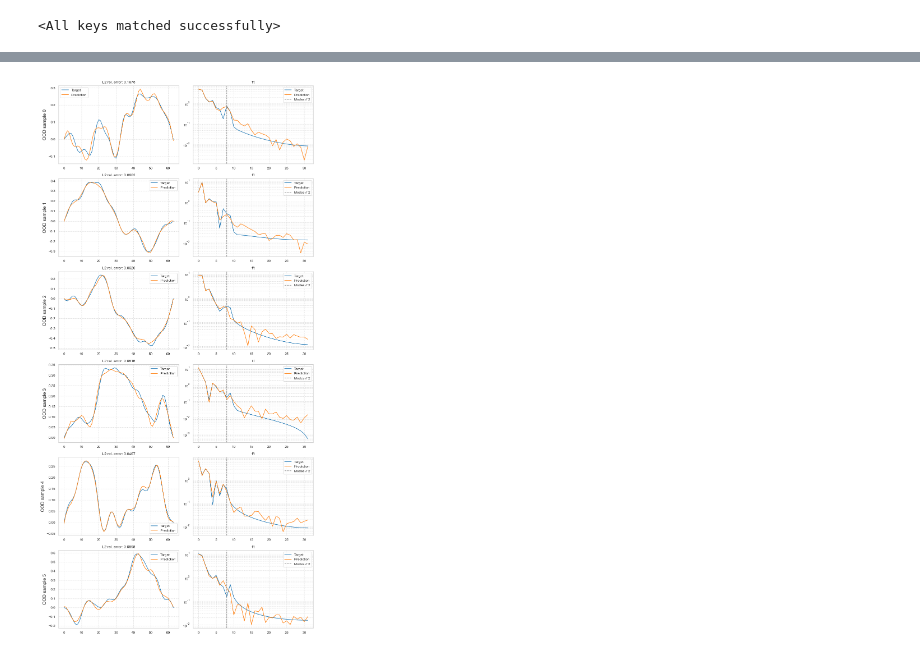
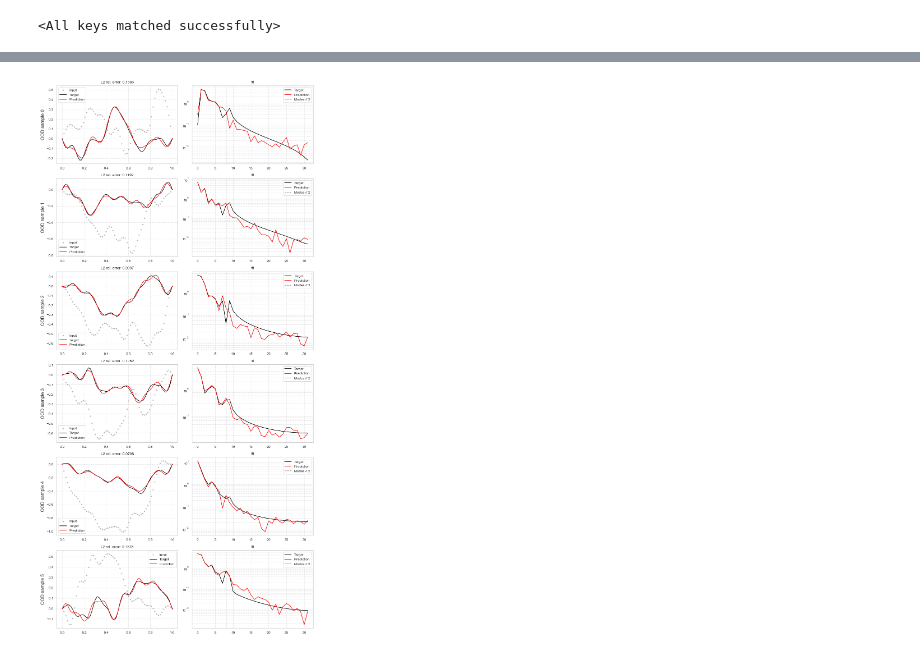
Before and after one commit to benedict-armstrong/FNO-wave-equation, a Jupyter notebook: task3.ipynb, the cells around one changed output, grey strips where cells are left out. Drawn from its saved outputs; the diff is of its cells as text; code cells hidden in the pictures.

```diff
--- a/task3.ipynb
+++ b/task3.ipynb
@@ -63,44 +63,62 @@ with torch.no_grad():
 
         ax.set_ylabel(f"OOD sample {i}", fontsize=12)
 
+        x_grid = input.squeeze(0).numpy()[..., 1]
+
+        ax.scatter(
+            x_grid,
+            input.squeeze(0).numpy()[..., 0],
+            label="Input",
+            alpha=0.5,
+            color="gray",
+            marker=".",
+        )
+
         ax.plot(
+            x_grid,
             target.squeeze(0).numpy(),
             label="Target",
+            color="black",
         )
+
         ax.plot(
+            x_grid,
             prediction.squeeze(0).numpy(),
             label="Prediction",
+            color="red",
         )
 
         ax.set_title(f"L2 rel. error: {re_l2_error:.4f}")
 
         ax.legend()
         ax.grid(True, which="both", ls=":")
 
         ax = ax_rows[1]
         ax.set_yscale("log")
 
         # plot freqiencies spectrum of target and prediction
         target_fft = np.fft.fft(target.squeeze(0).numpy())
         prediction_fft = np.fft.fft(prediction.squeeze(0).numpy())
 
         ax.plot(
             np.abs(target_fft)[: len(target_fft) // 2],
             label="Target",
+            color="black",
         )
 
         ax.plot(
             np.abs(prediction_fft)[: len(prediction_fft) // 2],
             label="Prediction",
+            color="red",
         )
 
         ax.axvline(modes // 2, color="gray", ls="--", label="Modes // 2")
 
         ax.set_title("fft")
         ax.legend()
         ax.grid(True, which="both", ls=":")
 
 plt.tight_layout()
-plt.show()
+plt.savefig("figures/fno_ood_examples.png", dpi=300)
 # %% [output]
-[figure, old version]
+[figure, new version]
```
Also changed, not shown: parts of 1 cell of this notebook, 7 other files.
